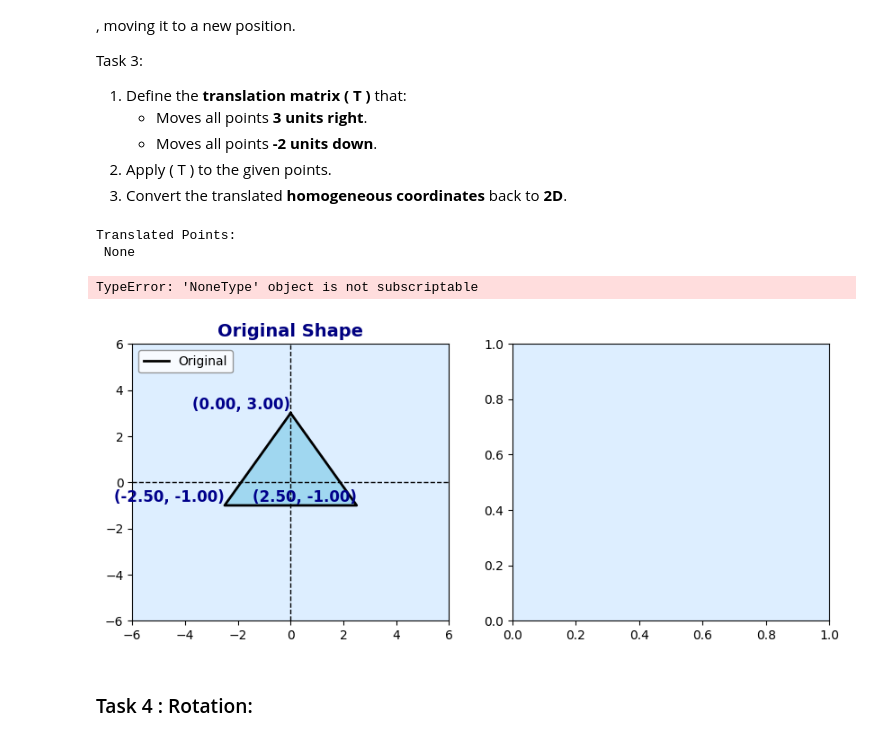
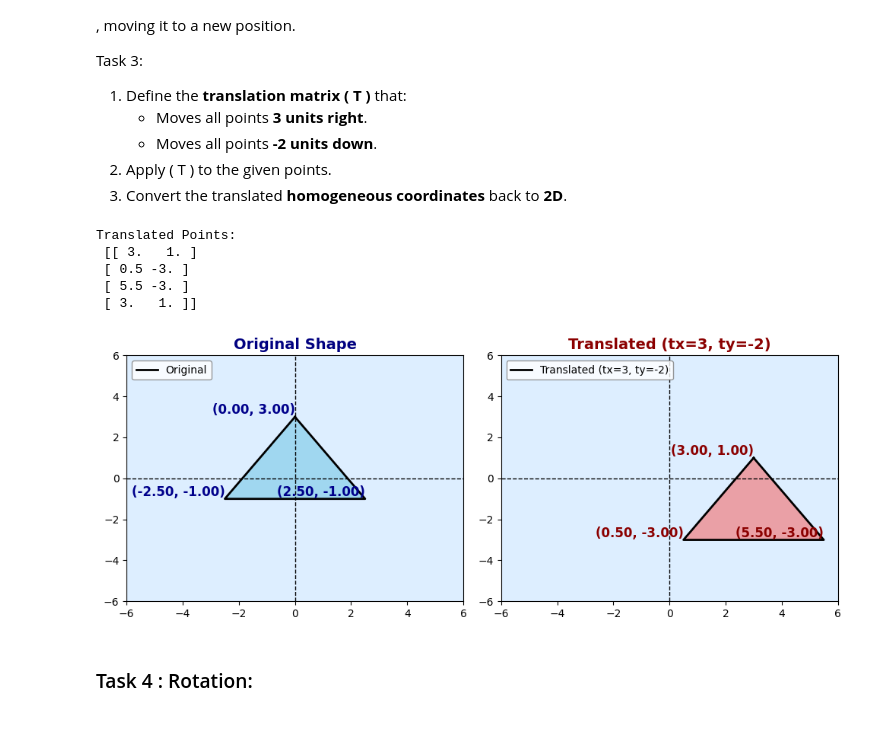
Before and after one commit to LyricClough/Linear-Final-project, a Jupyter notebook: Computer_Graphics_Project.ipynb, the cells around one changed output. Cells and saved outputs as stored; diff of their text form; code cells hidden in the pictures.

```diff
--- a/Computer_Graphics_Project.ipynb
+++ b/Computer_Graphics_Project.ipynb
@@ -485,20 +487,32 @@ Task 3:
 # %%
 # TODO: Define function to apply translation
 def translate(points, tx, ty):
     """Apply translation transformation using homogeneous coordinates."""
 
     #Code Solution Here
+    n = points.shape[0]
+    ones = np.ones((n, 1))
+    homogeneous_points = np.hstack([points, ones])
+    T = np.array([
+        [1, 0, tx],
+        [0, 1, ty],
+        [0, 0, 1]
+    ])
+    translated_homogeneous = homogeneous_points @ T.T
+    return translated_homogeneous[:, :2]
 
 # Apply translation
 tx, ty = 3,-2
 translated_points = translate(points_2d, tx, ty)
 print("Translated Points:\n", translated_points)
 plot_transformation(points_2d, translated_points, "Translated (tx=3, ty=-2)")
 # %% [output]
 Translated Points:
- None
+ [[ 3.   1. ]
+ [ 0.5 -3. ]
+ [ 5.5 -3. ]
+ [ 3.   1. ]]
-TypeError: 'NoneType' object is not subscriptable
-[figure, old version]
+[figure, new version]
 # %% [markdown]
 ### Task 4 : Rotation:
 # %% [markdown]
```
Also changed, not shown: parts of 1 cell of this notebook.
